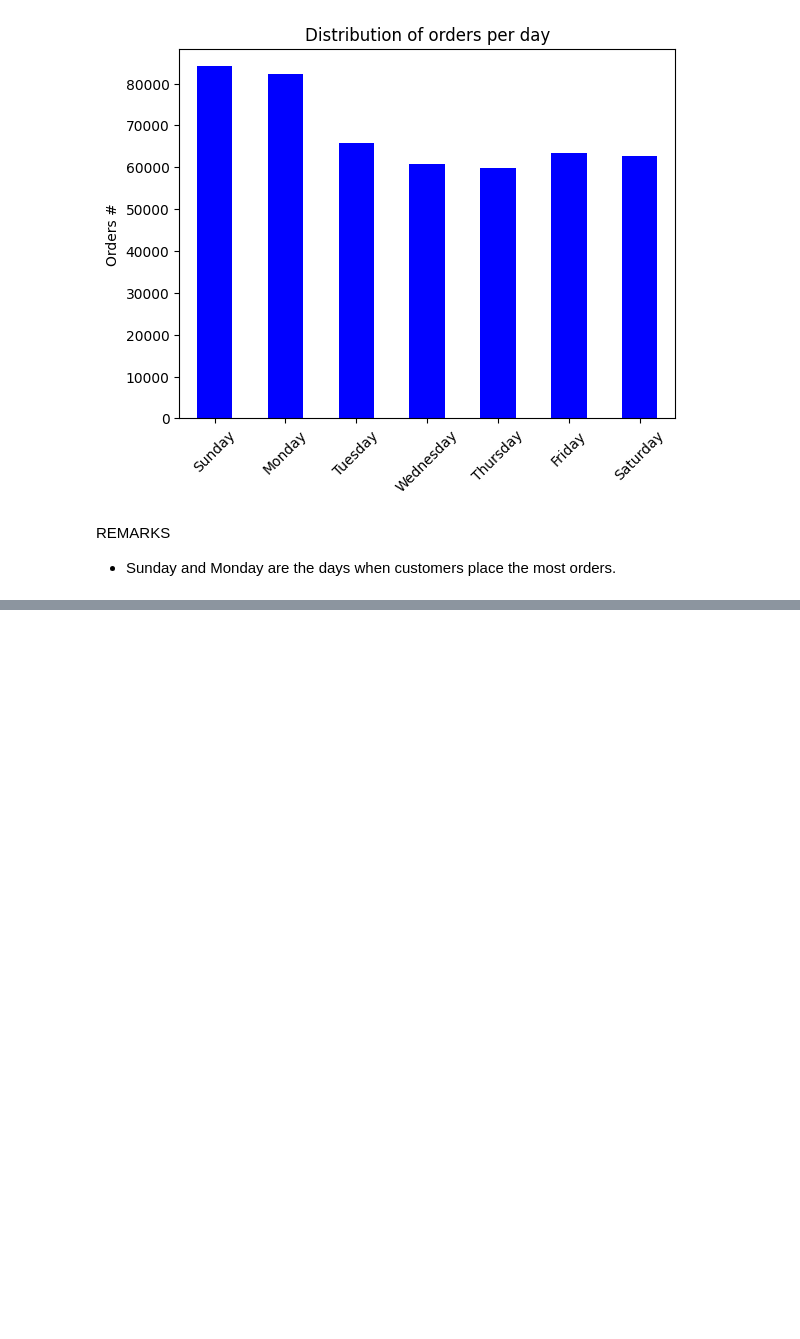
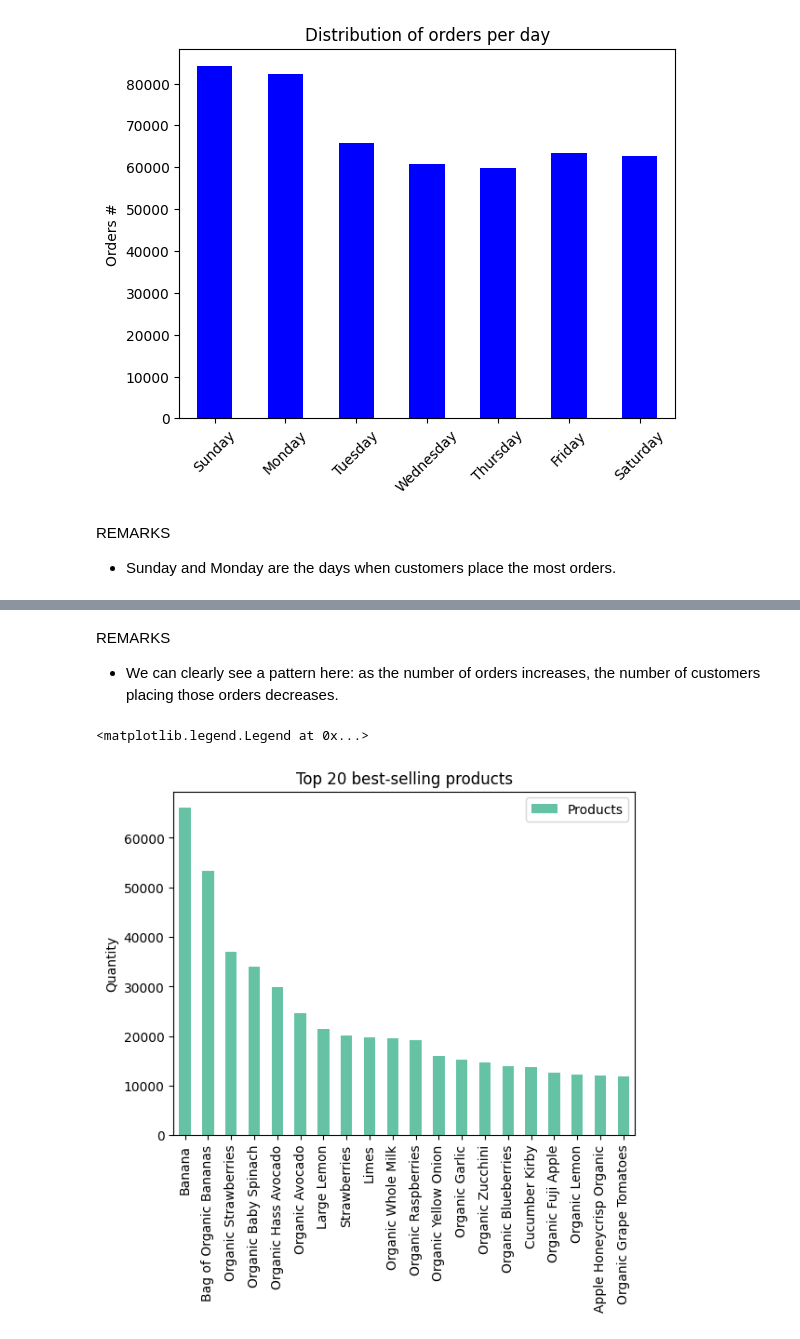
Before and after one commit to Calarioz/DA_InstaCart, a Jupyter notebook: jupyter.ipynb, the cells around one changed output, grey strips where cells are left out. Saved outputs shown, nothing was run; the diff lists cells and outputs as text; code cells hidden in the pictures; blank space fills up the shorter version.

```diff
--- a/jupyter.ipynb
+++ b/jupyter.ipynb
@@ -561,0 +622,25 @@ REMARKS
+# %% [markdown]
+REMARKS
+
+- We can clearly see a pattern here: as the number of orders increases, the number of customers placing those orders decreases.
+# %%
+# Question 3
+
+#Creatin of a new Data Frame with the top 20
+new_products_name = order_products.merge(products,on='product_id',how='left')
+products_grp = new_products_name.groupby('product_name').count().sort_values(by='order_id',ascending=False).reset_index()
+top_20_products = products_grp.head(20)
+
+top_20_products.plot(x='product_name',
+                     y='order_id',
+                     xlabel='',
+                     ylabel='Quantity',
+                     title='Top 20 best-selling products',
+                     colormap='Set2',
+                     kind='bar',
+                    )
+
+plt.legend(['Products'])
+# %% [output]
+<matplotlib.legend.Legend at 0x...>
+[figure, added]
```
Also changed, not shown: parts of 18 cells of this notebook.
